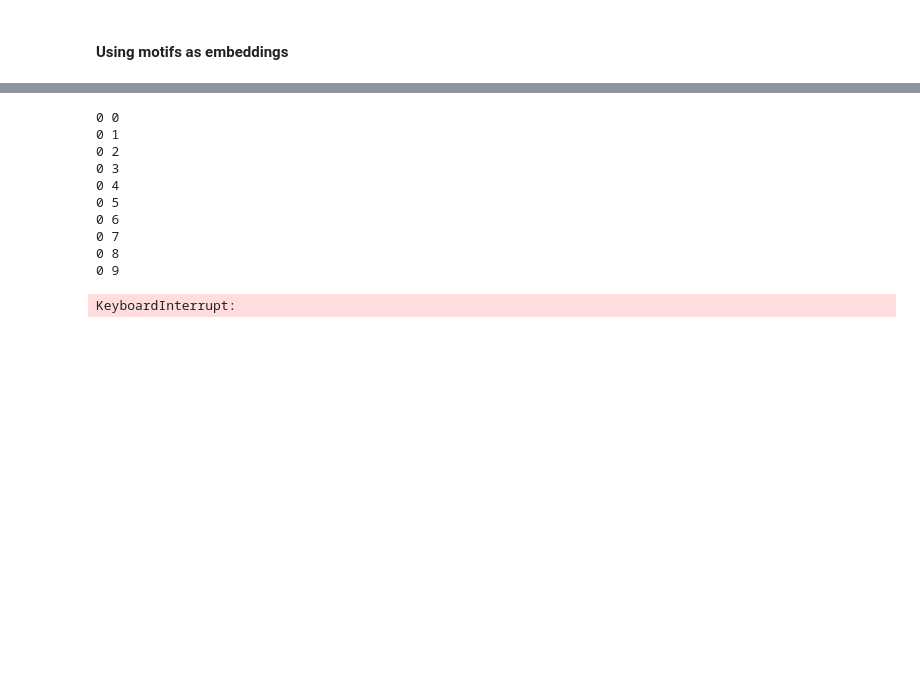
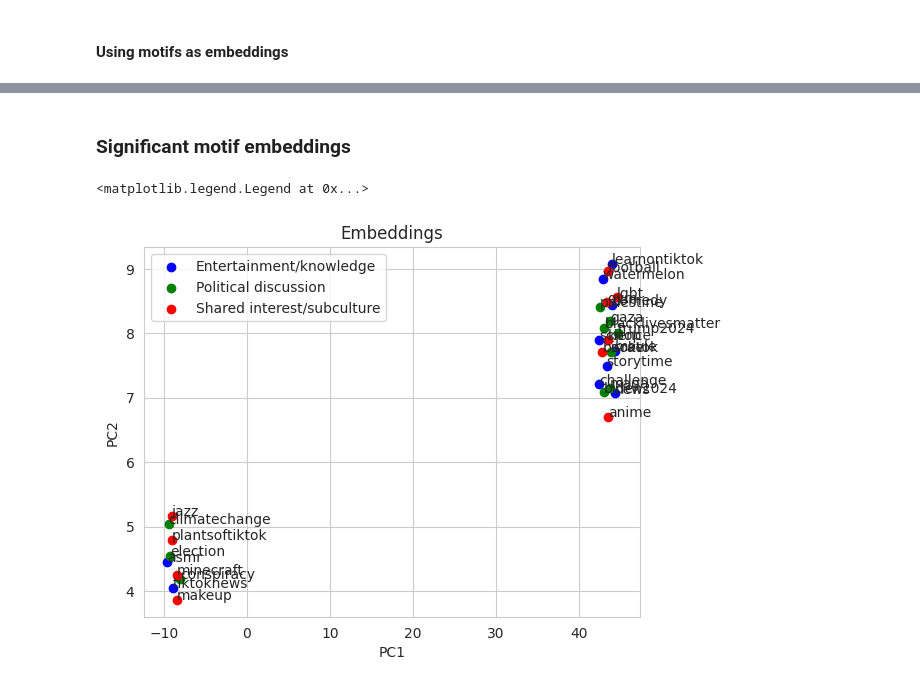
Before and after one commit to Marcus-Friis/thesis, a Jupyter notebook: notebooks/graph_embeddings.ipynb, the cells around one changed output, grey strips where cells are left out. Saved outputs shown, nothing was run; the diff lists cells and outputs as text; code cells hidden in the pictures; blank space fills up the shorter version.

```diff
--- a/notebooks/graph_embeddings.ipynb
+++ b/notebooks/graph_embeddings.ipynb
@@ -171,20 +160,33 @@ Don't do this, it will take more than a minute.
-# %%
-motif_matrix = np.zeros((len(motifs), len(graphs)))
-for i in range(len(graphs)):
-    g = lccs_ig[i].as_undirected()
-    for j in range(len(motifs)):
-        print(i, j)
-        motif = motifs[j]
-        motif_matrix[j, i] = g.count_subisomorphisms_vf2(motif)
-# %% [output]
-0 0
-0 1
-0 2
-0 3
-0 4
-0 5
-0 6
-0 7
-0 8
-0 9
-KeyboardInterrupt:
+# %% [markdown]
+### Significant motif embeddings
+# %%
+mask = [data['graph_support'] / data['er_support'] >= 1.2 for data in motif_data]
+X_significant = X[:, mask]
+# %%
+# dimensionality reduction
+pca = PCA(n_components=2)
+X_pca = pca.fit_transform(X_significant)
+
+tsne = TSNE(n_components=2, random_state=42, perplexity=10)
+X_tsne = tsne.fit_transform(X_significant)
+
+umap = UMAP(n_components=2, random_state=42)
+X_umap = umap.fit_transform(X_significant)
+# %%
+x = X_umap
+cmap = {'Shared interest/subculture': 'r', 'Political discussion': 'g', 'Entertainment/knowledge': 'b'}
+
+fig, ax = plt.subplots()
+for cat in np.unique(categories):
+    ax.scatter(*x[categories==cat].T, label=cat, color=cmap[cat])
+ax.set_xlabel('PC1')
+ax.set_ylabel('PC2')
+ax.set_title('Embeddings')
+
+# labels are incorrect
+for i, txt in enumerate(names):
+    ax.annotate(txt, x[i])
+ax.legend()
+# %% [output]
+<matplotlib.legend.Legend at 0x...>
+[figure, added]
```
Also changed, not shown: parts of 7 cells of this notebook.
